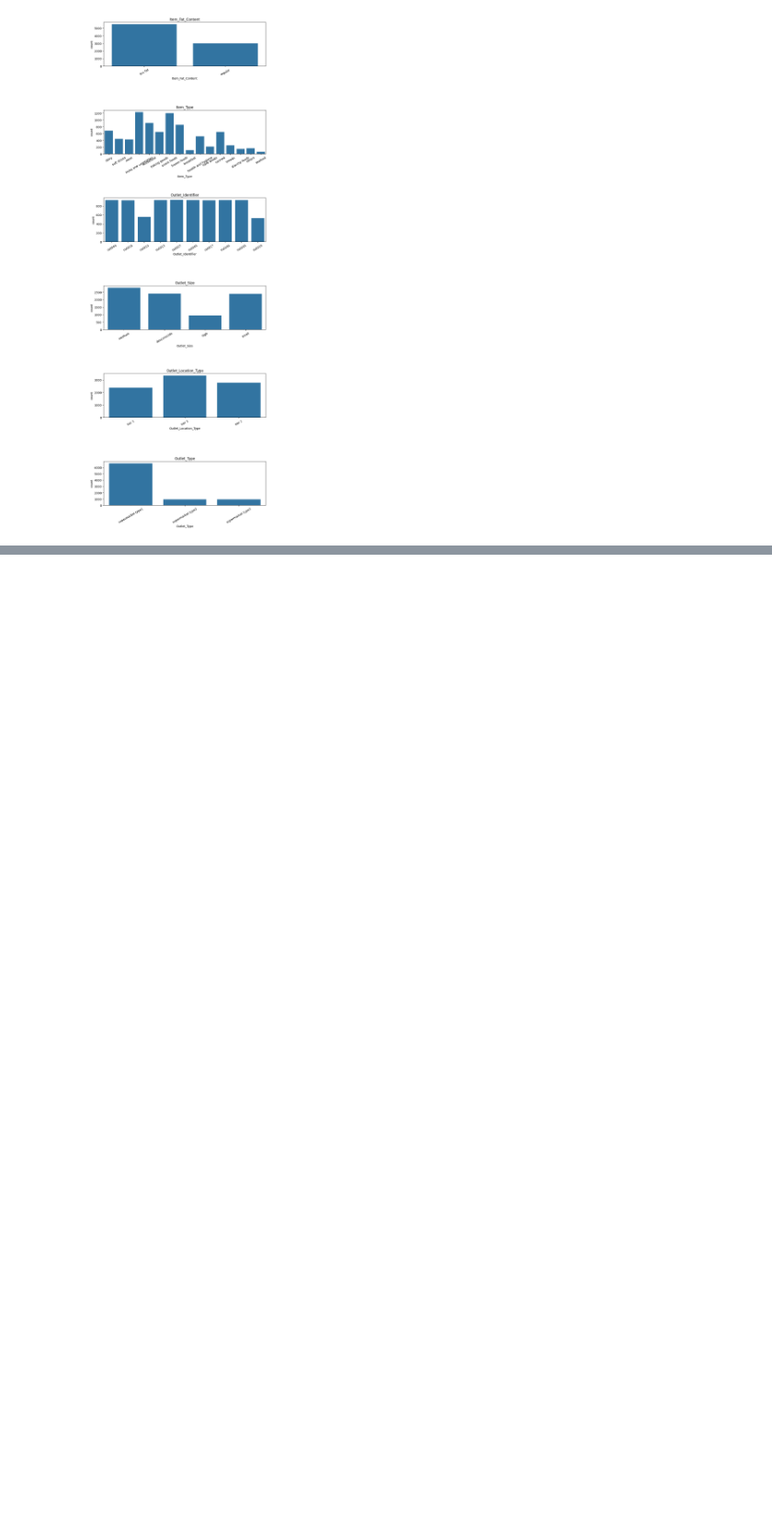
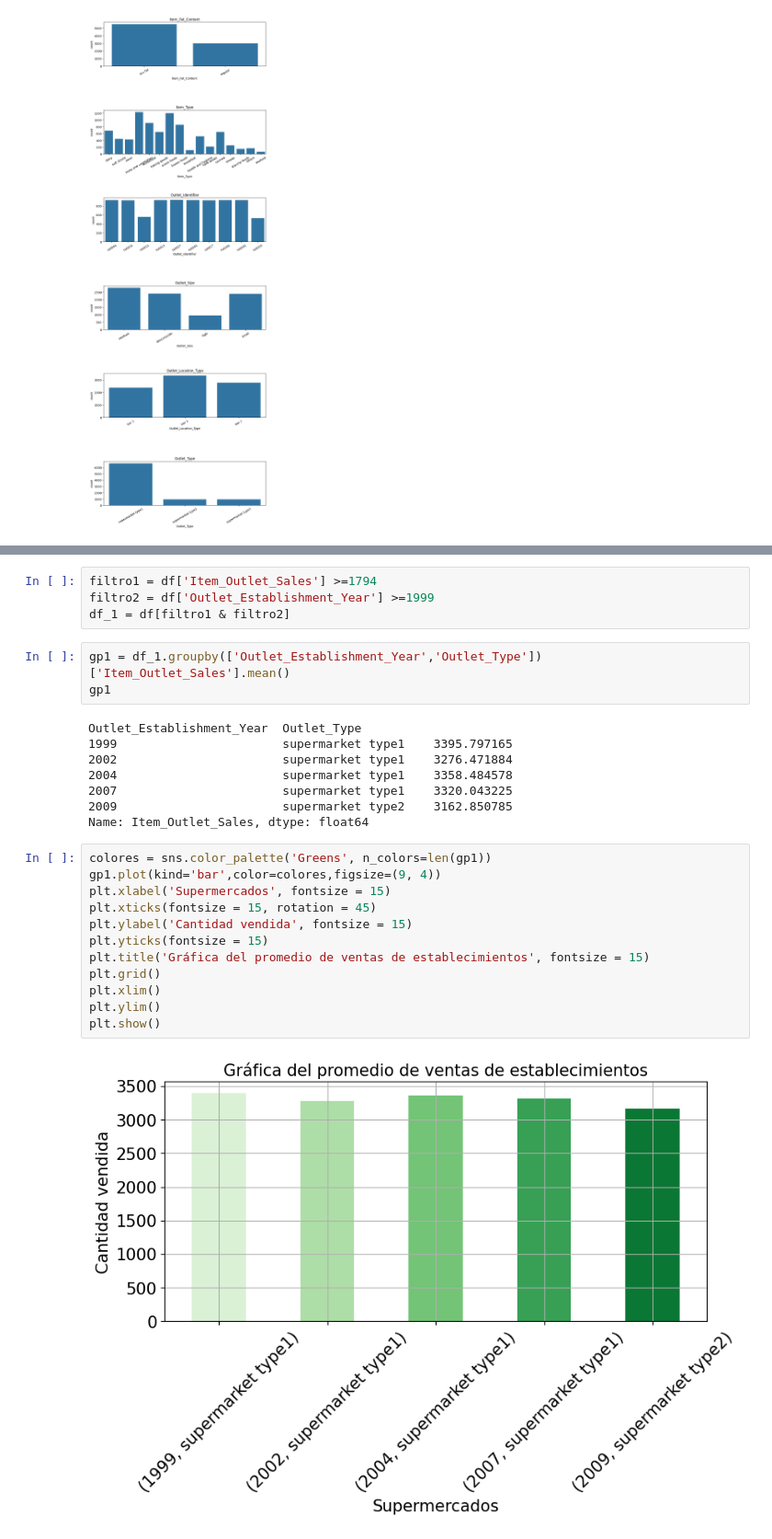
Before and after one commit to Waldir0607/predicciones-ventas-comida, a Jupyter notebook: Prediccion_ventas.ipynb, the cells around one changed output, grey strips where cells are left out. Shown at 92% size. Saved outputs shown, nothing was run; the diff lists cells and outputs as text; blank space fills up the shorter version.

```diff
--- a/Prediccion_ventas.ipynb
+++ b/Prediccion_ventas.ipynb
@@ -263,0 +385,29 @@ for i, col in enumerate(colmns_r):
+# %%
+filtro1 = df['Item_Outlet_Sales'] >=1794
+filtro2 = df['Outlet_Establishment_Year'] >=1999
+df_1 = df[filtro1 & filtro2]
+# %%
+gp1 = df_1.groupby(['Outlet_Establishment_Year','Outlet_Type'])['Item_Outlet_Sales'].mean()
+gp1
+# %% [output]
+Outlet_Establishment_Year  Outlet_Type
+1999                       supermarket type1    3395.797165
+2002                       supermarket type1    3276.471884
+2004                       supermarket type1    3358.484578
+2007                       supermarket type1    3320.043225
+2009                       supermarket type2    3162.850785
+Name: Item_Outlet_Sales, dtype: float64
+# %%
+colores = sns.color_palette('Greens', n_colors=len(gp1))
+gp1.plot(kind='bar',color=colores,figsize=(9, 4))
+plt.xlabel('Supermercados', fontsize = 15)
+plt.xticks(fontsize = 15, rotation = 45)
+plt.ylabel('Cantidad vendida', fontsize = 15)
+plt.yticks(fontsize = 15)
+plt.title('Gráfica del promedio de ventas de establecimientos', fontsize = 15)
+plt.grid()
+plt.xlim()
+plt.ylim()
+plt.show()
+# %% [output]
+[figure, added]
```
Also changed, not shown: parts of 16 cells of this notebook.
